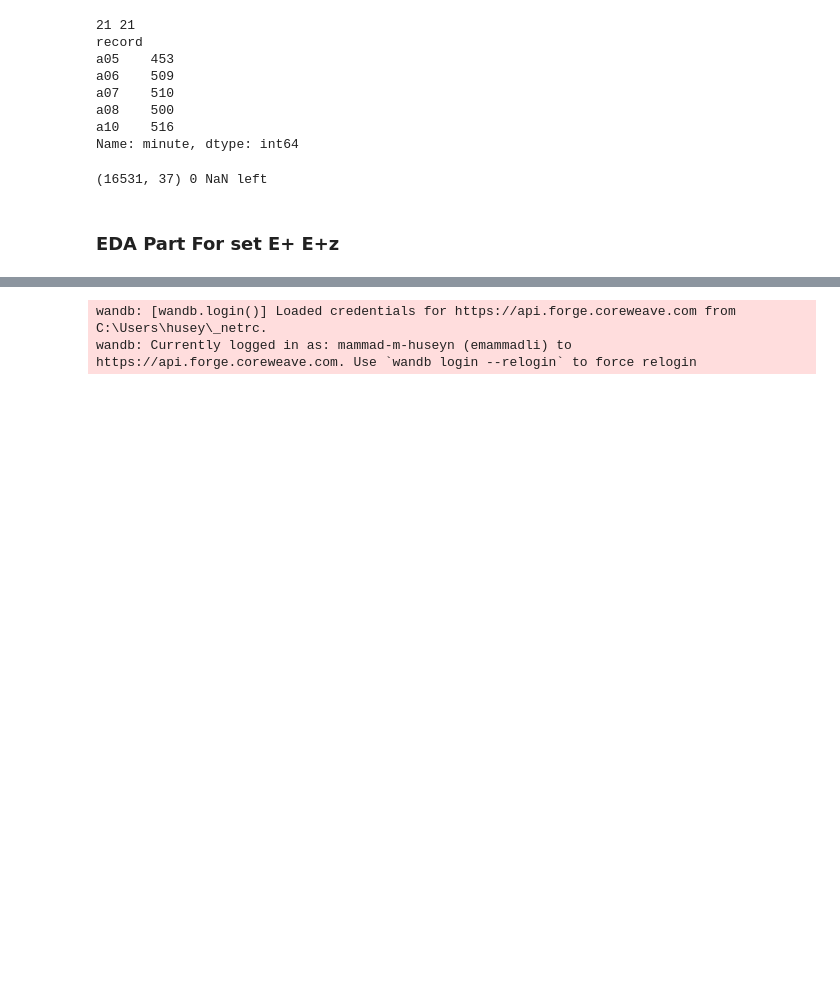
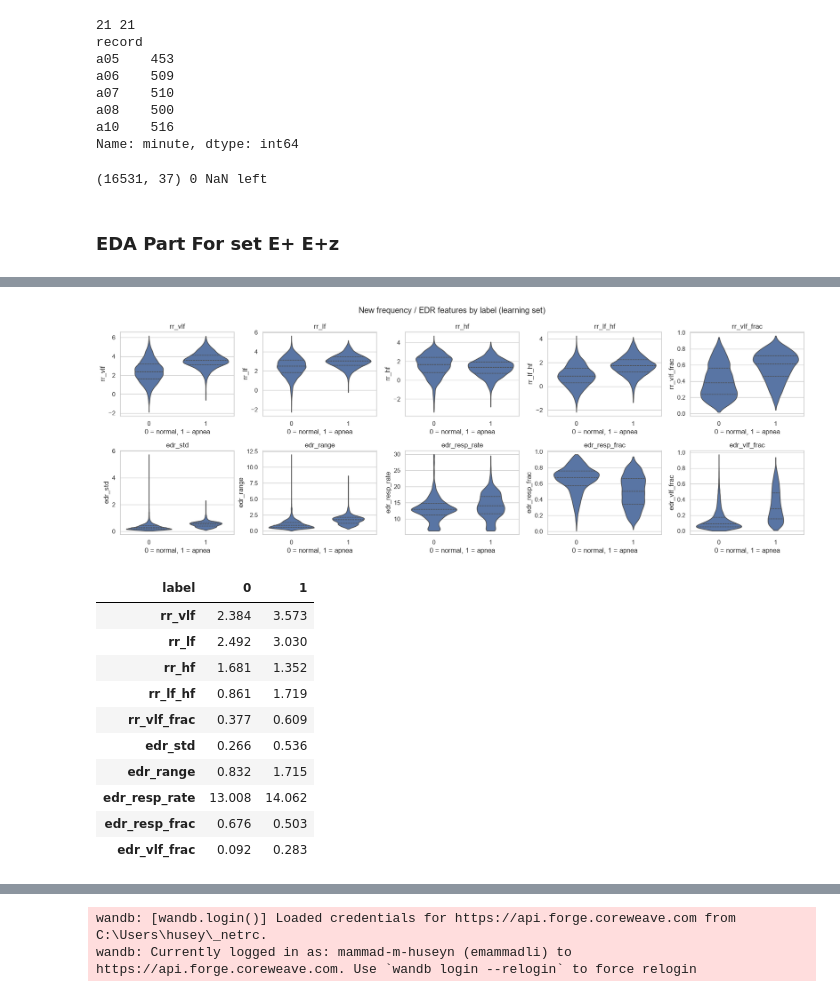
Before and after one commit to MammadHuseyn/apnea-ecg-ml, a Jupyter notebook: notebooks/04_ml_models.ipynb, the cells around one changed output, grey strips where cells are left out. Drawn from its saved outputs; the diff is of its cells as text; code cells hidden in the pictures; blank space fills up the shorter version.

Commit message:
EDA for freq_ columns

```diff
--- a/notebooks/04_ml_models.ipynb
+++ b/notebooks/04_ml_models.ipynb
@@ -19,6 +19,9 @@ sys.path.insert(0,str(ROOT))
 from src.splits import get_cv_splits
 from src.eval import evaluate_and_log
 from src.features_freq import build_freq_table, FREQ_COLS
+
+sns.set_theme(style="whitegrid")
+FIG = ROOT / "reports" / "figures"
 # %%
 os.environ['WANDB_ENTITY'] = 'emammadli'
 # %%
@@ -96,0 +112,24 @@ train[FREQ_COLS].describe().T.round(3)
+# %%
+fig, axes = plt.subplots(2, 5, figsize=(18, 6.5))
+for ax, col in zip(axes.flat, FREQ_COLS):
+    sns.violinplot(data=train, x="label", y=col, ax=ax, cut=0, inner="quartile")
+    ax.set_title(col); ax.set_xlabel("0 = normal, 1 = apnea")
+plt.suptitle("New frequency / EDR features by label (learning set)")
+plt.tight_layout()
+plt.savefig(FIG / "violins_freq_by_label.png", dpi=150, bbox_inches="tight")
+plt.show()
+
+train.groupby("label")[FREQ_COLS].median().T.round(3)
+# %% [output]
+[figure, added]
+| label | 0 | 1 |
+| rr_vlf | 2.384 | 3.573 |
+| rr_lf | 2.492 | 3.030 |
+| rr_hf | 1.681 | 1.352 |
+| rr_lf_hf | 0.861 | 1.719 |
+| rr_vlf_frac | 0.377 | 0.609 |
+| edr_std | 0.266 | 0.536 |
+| edr_range | 0.832 | 1.715 |
+| edr_resp_rate | 13.008 | 14.062 |
+| edr_resp_frac | 0.676 | 0.503 |
+| edr_vlf_frac | 0.092 | 0.283 |
```
Also changed, not shown: parts of 4 cells of this notebook.
